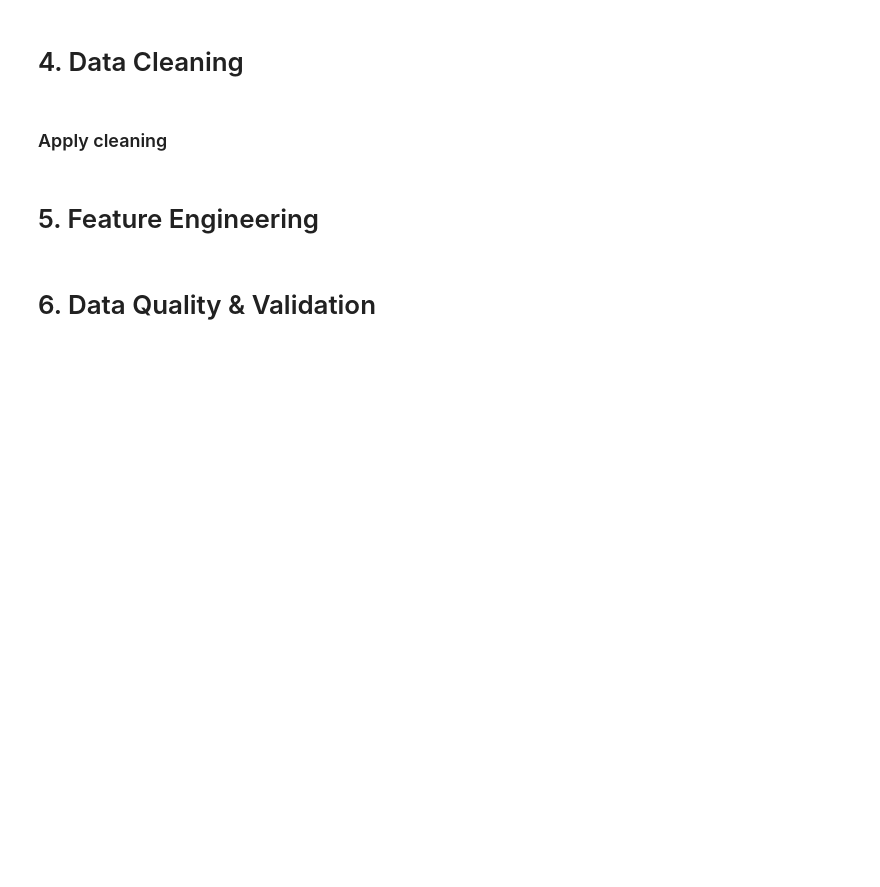
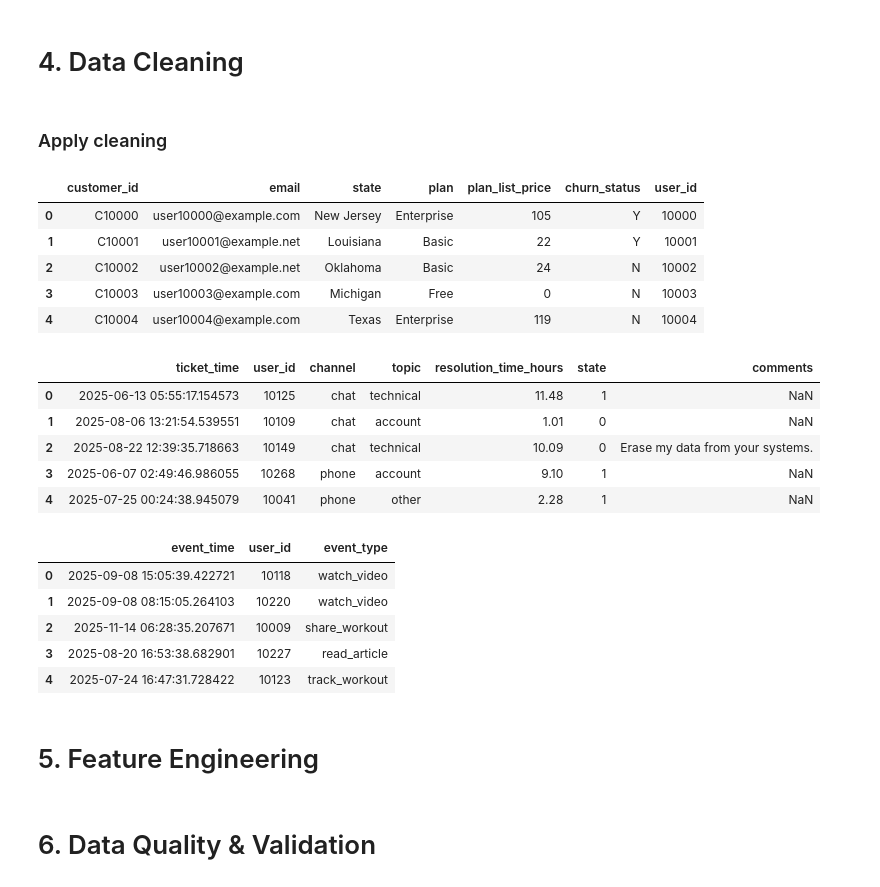
Before and after one commit to locnguyenphu107/fitly-churn-analysis, a Jupyter notebook: churn_analysis_fitly.ipynb, the cells around one changed output. Cells and saved outputs as stored; diff of their text form; code cells hidden in the pictures; blank space fills up the shorter version.

```diff
--- a/churn_analysis_fitly.ipynb
+++ b/churn_analysis_fitly.ipynb
@@ -59,6 +59,34 @@ def clean_activity(df):
 df_account = clean_account(df_account)
 df_support = clean_support(df_support)
 df_activity = clean_activity(df_activity)
+# %%
+# # For Bigquery
+# df_account.to_csv(f"{DATA_PATH}/account_data.csv", index=False)
+# df_support.to_csv(f"{DATA_PATH}/support_data.csv", index=False)
+# df_activity.to_csv(f"{DATA_PATH}/activity_data.csv", index=False)
+
+display(df_account.head(5))
+display(df_support.head(5))
+display(df_activity.head(5))
+# %% [output]
+|  | customer_id | email | state | plan | plan_list_price | churn_status | user_id |
+| 0 | C10000 | user10000@example.com | New Jersey | Enterprise | 105 | Y | 10000 |
+| 1 | C10001 | user10001@example.net | Louisiana | Basic | 22 | Y | 10001 |
+| 2 | C10002 | user10002@example.net | Oklahoma | Basic | 24 | N | 10002 |
+| 3 | C10003 | user10003@example.com | Michigan | Free | 0 | N | 10003 |
+| 4 | C10004 | user10004@example.com | Texas | Enterprise | 119 | N | 10004 |
+|  | ticket_time | user_id | channel | topic | resolution_time_hours | state | comments |
+| 0 | 2025-06-13 05:55:17.154573 | 10125 | chat | technical | 11.48 | 1 | NaN |
+| 1 | 2025-08-06 13:21:54.539551 | 10109 | chat | account | 1.01 | 0 | NaN |
+| 2 | 2025-08-22 12:39:35.718663 | 10149 | chat | technical | 10.09 | 0 | Erase my data from your systems. |
+| 3 | 2025-06-07 02:49:46.986055 | 10268 | phone | account | 9.10 | 1 | NaN |
+| 4 | 2025-07-25 00:24:38.945079 | 10041 | phone | other | 2.28 | 1 | NaN |
+|  | event_time | user_id | event_type |
+| 0 | 2025-09-08 15:05:39.422721 | 10118 | watch_video |
+| 1 | 2025-09-08 08:15:05.264103 | 10220 | watch_video |
+| 2 | 2025-11-14 06:28:35.207671 | 10009 | share_workout |
+| 3 | 2025-08-20 16:53:38.682901 | 10227 | read_article |
+| 4 | 2025-07-24 16:47:31.728422 | 10123 | track_workout |
 # %%
 # Add a temporary flag to df_account to see who are IDs to be deleted in df_account
 df_forgotten = df_support[~df_support['comments'].isna()]
```
Also changed, not shown: parts of 1 cell of this notebook, 1 other file.
